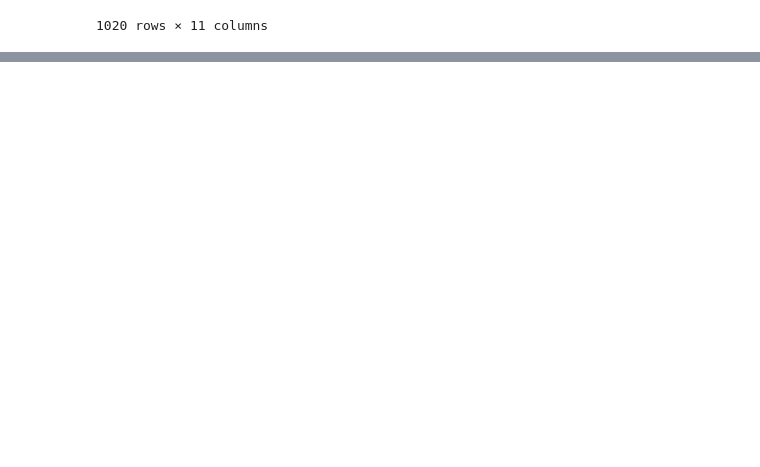
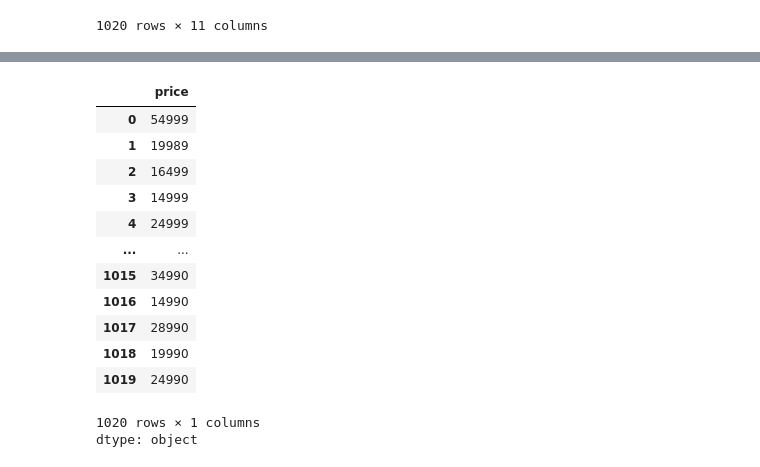
Before and after one commit to Muhammad-Waleed-Source/Data-Analysis-Process, a Jupyter notebook: Data Cleaning/1-Data-Cleaning.ipynb, the cells around one changed output, grey strips where cells are left out. Drawn from its saved outputs; the diff is of its cells as text; code cells hidden in the pictures; blank space fills up the shorter version.

Commit message:
Price col issue solved

```diff
--- a/Data Cleaning/1-Data-Cleaning.ipynb
+++ b/Data Cleaning/1-Data-Cleaning.ipynb
@@ -117,0 +120,5 @@ df1
+# %%
+# Removing the '₹' symbol
+
+df1['price'] = df1['price'].str.replace('₹', '')
+df1['price']
@@ -117,0 +140,19 @@ df1
+# %%
+# Now removing the commas
+df1['price'] = df1['price'].str.replace(',', '')
+df1['price']
+# %% [output]
+|  | price |
+| 0 | 54999 |
+| 1 | 19989 |
+| 2 | 16499 |
+| 3 | 14999 |
+| 4 | 24999 |
+| ... | ... |
+| 1015 | 34990 |
+| 1016 | 14990 |
+| 1017 | 28990 |
+| 1018 | 19990 |
+| 1019 | 24990 |
+1020 rows × 1 columns
+dtype: object
```
Also changed, not shown: parts of 3 cells of this notebook.
